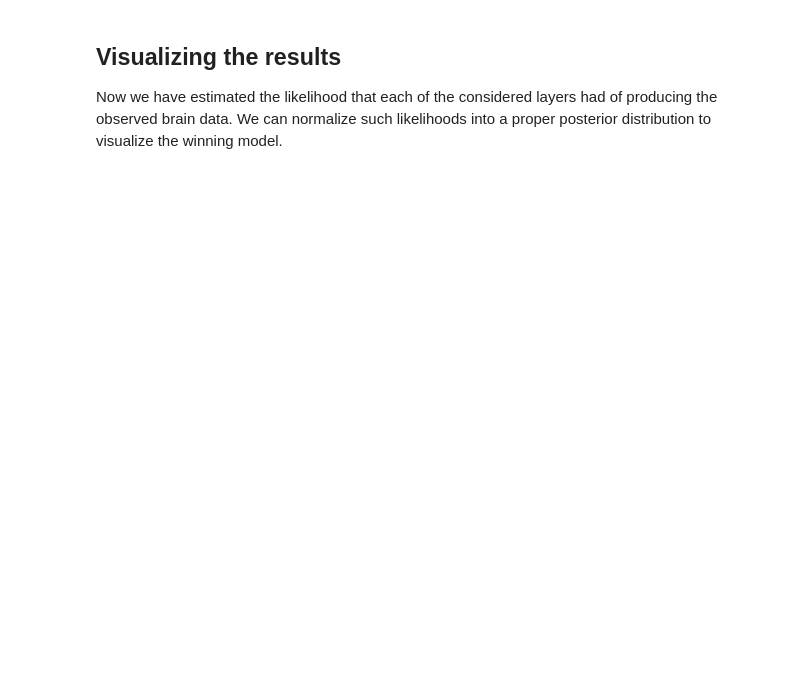
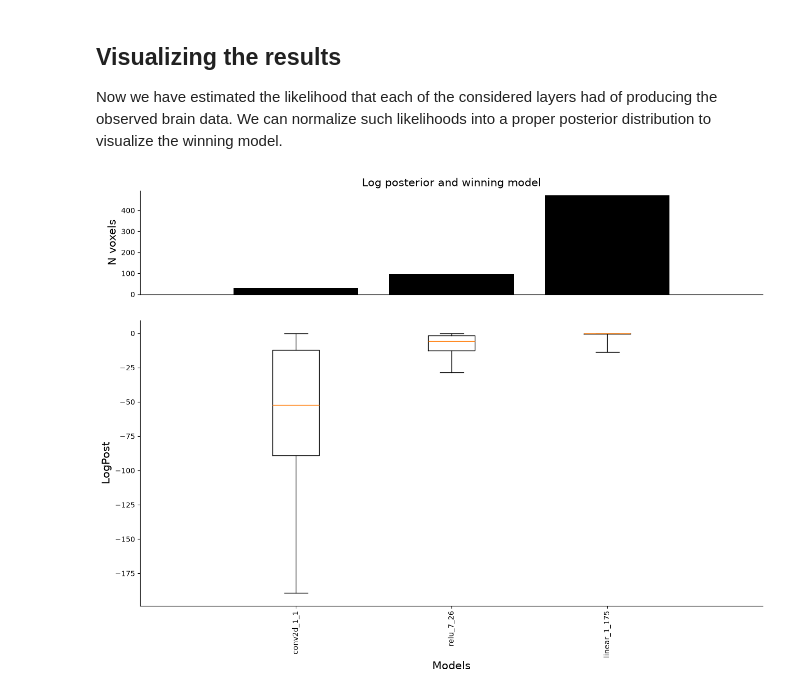
Before and after one commit to Schuett-lab/BayesCompare, a Jupyter notebook: examples/brain_encoding_tutorial.ipynb, the cells around one changed output. Drawn from its saved outputs; the diff is of its cells as text; code cells hidden in the pictures; blank space fills up the shorter version.

Commit message:
Started visualization

```diff
--- a/examples/brain_encoding_tutorial.ipynb
+++ b/examples/brain_encoding_tutorial.ipynb
@@ -276,8 +258,9 @@ from BayesCompare.cov_utils import trace_norm
 
 from scipy.special import logsumexp
 
-est_results = {}
-fit_results = {}
+est_results = []
+fit_results = []
+model_names = []
 # Iterate over layers
 for layer_name, cov in covs.items():
     # Cov matrix needs to be normalized so its trace is equal to N (number of stim)
@@ -295,7 +278,7 @@ for layer_name, cov in covs.items():
         img_weights=img_weights,
     )
 
-    est_results[layer_name] = est_score
+    est_results.append(est_score)
 
     # When using the sampled noise values, we use each one for all voxels. What we do is to iterate over the list of
     # values and pass the value as the `noise_var` parameter. At the end, we combine the results over all noise values
@@ -313,3 +296,10 @@ for layer_name, cov in covs.items():
         fit_list.append(score)
     fit_score = np.stack(fit_list, axis=0)  # shape (n_noise, n_voxels)
     fit_score = logsumexp(fit_score, axis=0)  # shape (n_voxels,)
+
+    fit_results.append(fit_score)
+    model_names.append(layer_name)
+
+# Stack results at the end to get array of shape (n_voxels, n_models)
+est_results = np.stack(est_results, axis=-1)
+fit_results = np.stack(fit_results, axis=-1)
@@ -316,3 +321,46 @@ for layer_name, cov in covs.items():
 # %% [markdown]
 ## Visualizing the results
 Now we have estimated the likelihood that each of the considered layers had of producing the observed brain data. We can normalize such likelihoods into a proper posterior distribution to visualize the winning model.
+# %%
+from BayesCompare.encoding import log_posterior
+
+def posterior_plot(ev_array, model_names, save=False, filename="logpost", file_ext="svg", bayes_method=None, extra_title=None):
+    # Get posterior and plot
+    log_post = log_posterior(ev_array)
+
+    plt.figure(figsize=(15, 10))
+    plt.axes((0.1, 0.1, 0.8, 0.55))
+    plt.boxplot(log_post, whis=[0, 100])
+    #plt.plot([11.5, 11.5], [-10, 0], "k--")
+    plt.xlim(0, len(model_names) + 1)
+    # plt.ylim(-10, 0)
+    plt.gca().spines["top"].set_visible(False)
+    plt.gca().spines["right"].set_visible(False)
+    plt.xlabel('Models', fontsize=15)
+    plt.xticks(range(1, len(model_names) + 1), model_names, rotation=90)
+    plt.ylabel('LogPost', fontsize=15)
+
+    m_win, counts = np.unique(np.argmax(log_post, 1), return_counts=True)
+    plt.axes((0.1, 0.7, 0.8, 0.2))
+    plt.bar(m_win + 1, counts, color="k")
+    plt.xlim(0, len(model_names) + 1)
+    plt.gca().spines["top"].set_visible(False)
+    plt.gca().spines["right"].set_visible(False)
+    plt.xticks([])
+    plt.ylabel('N voxels', fontsize=15)
+
+    plot_title = f"Log posterior and winning model"
+    if extra_title:
+        plot_title += f" in {extra_title}"
+    plt.title(plot_title, fontsize=15)
+
+    if bayes_method:
+        filename = f"{filename}_{bayes_method}"
+    if save:
+        plt.savefig(f"{save_path}/{filename}_{roi}.{file_ext}", bbox_inches="tight")
+
+    plt.show()
+
+posterior_plot(fit_results, model_names)
+# %% [output]
+[figure, added]
```
Also changed, not shown: parts of 4 cells of this notebook.
